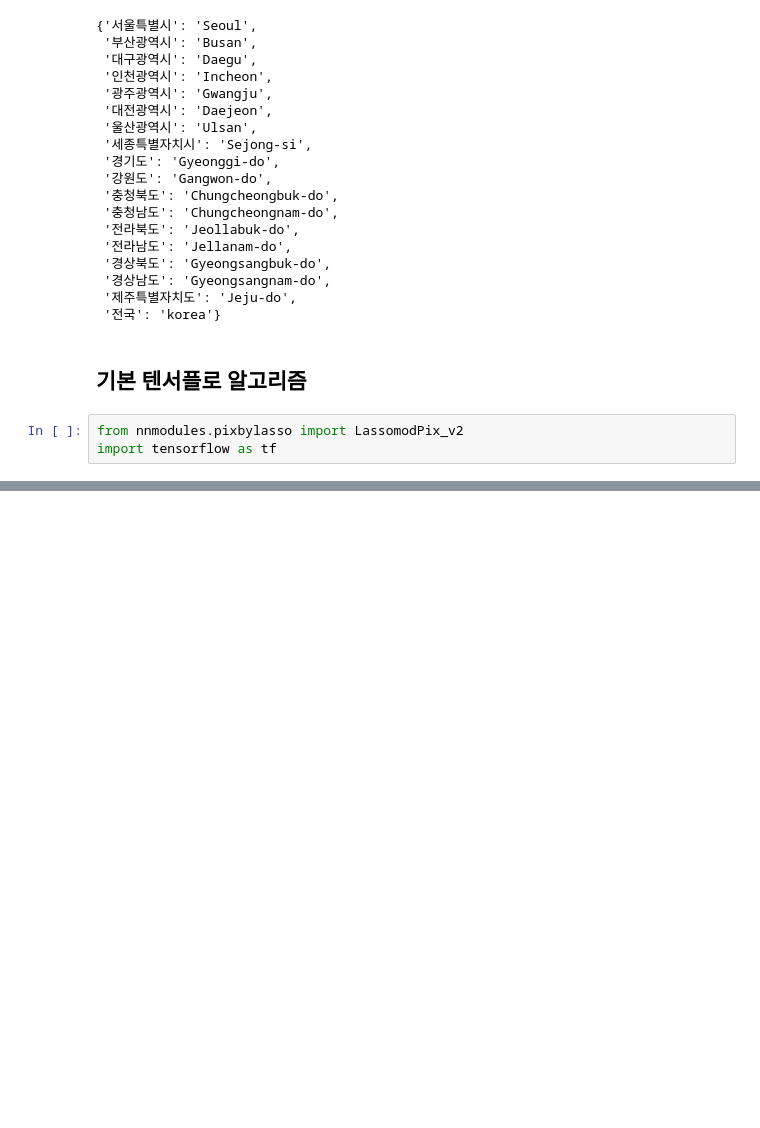
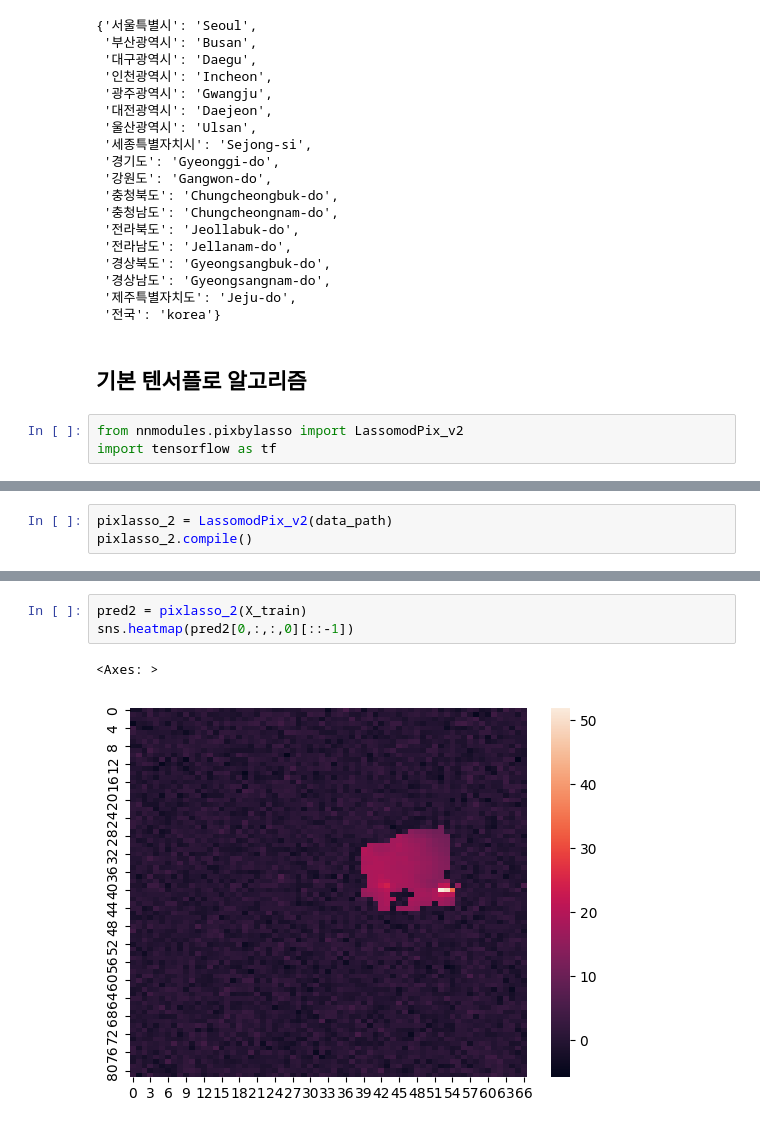
Before and after one commit to ByeonggeonGo/CmaqProject, a Jupyter notebook: experiment/controlmatrix_cmaq_lasso.ipynb, the cells around one changed output, grey strips where cells are left out. Cells and saved outputs as stored; diff of their text form; blank space fills up the shorter version.

```diff
--- a/experiment/controlmatrix_cmaq_lasso.ipynb
+++ b/experiment/controlmatrix_cmaq_lasso.ipynb
@@ -245,0 +238,3 @@ Text(0, 0.5, 'target')
+# %%
+pixlasso_2 = LassomodPix_v2(data_path)
+pixlasso_2.compile()
@@ -245,0 +300,6 @@ Text(0, 0.5, 'target')
+# %%
+pred2 = pixlasso_2(X_train)
+sns.heatmap(pred2[0,:,:,0][::-1])
+# %% [output]
+<Axes: >
+[figure, added]
```
Also changed, not shown: parts of 24 cells of this notebook, 10 other files.
